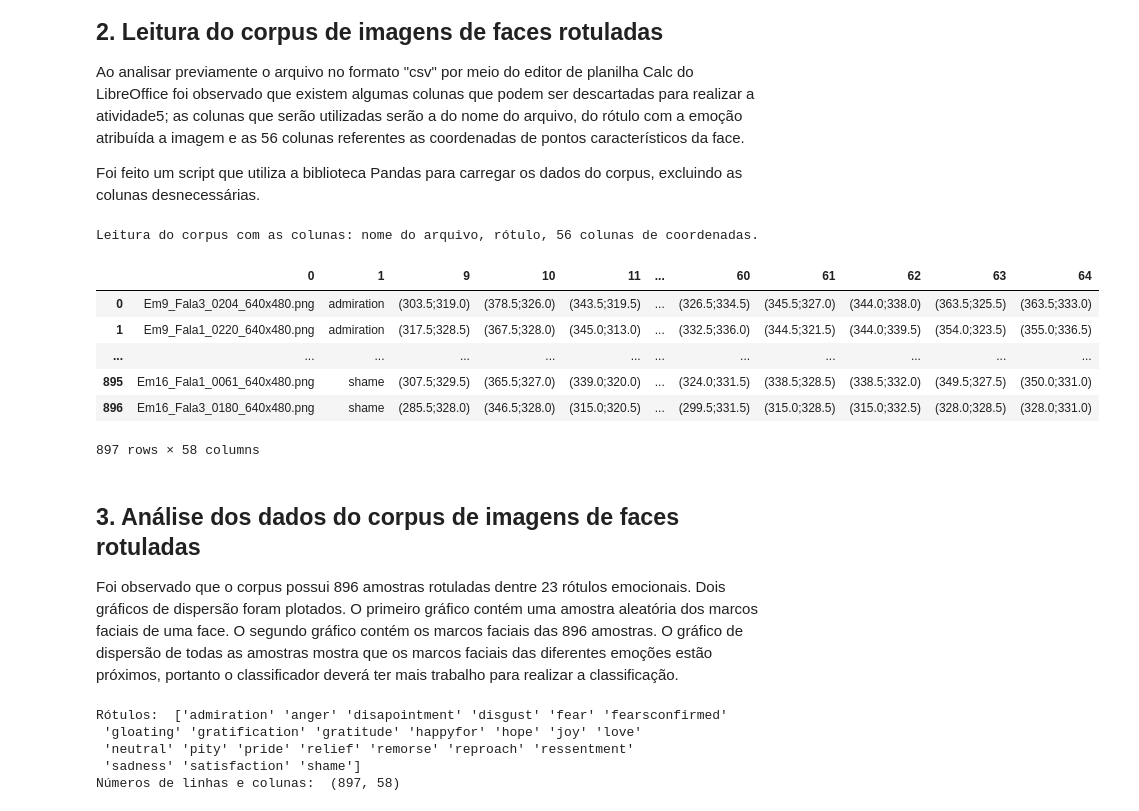
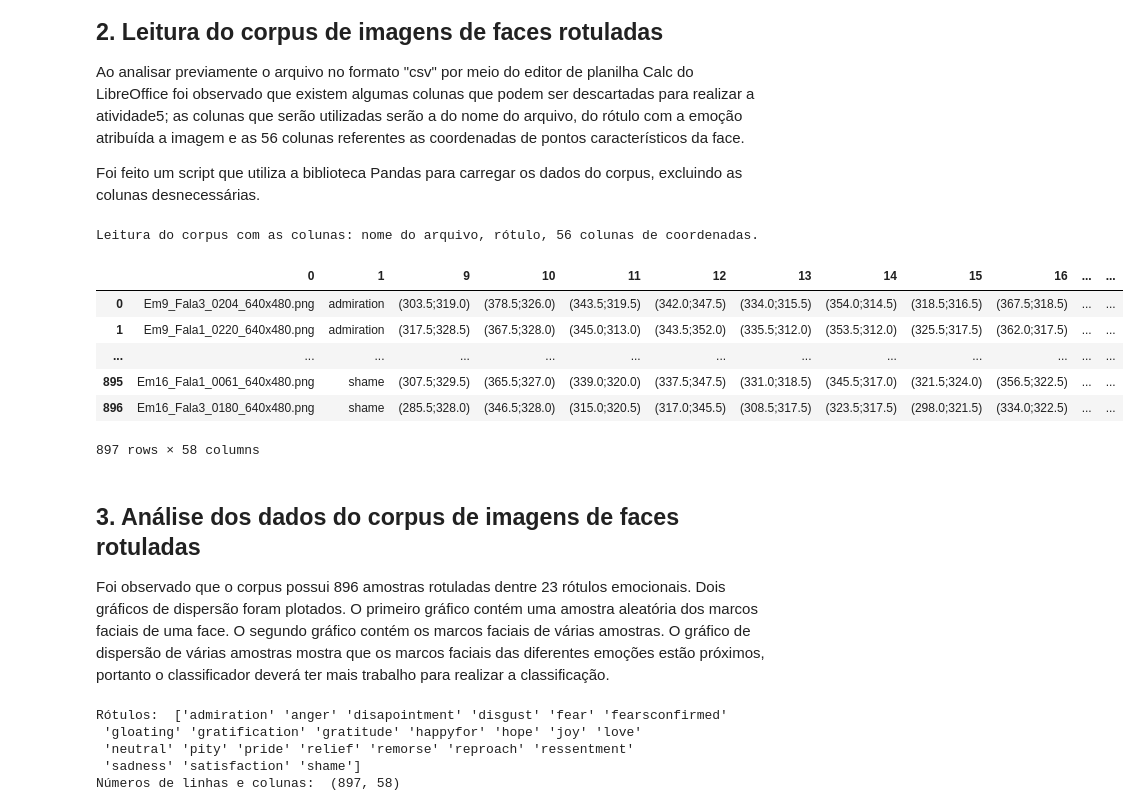
Before and after one commit to edgarbanhesse/ia369y-affective-computing, a Jupyter notebook: t3/atividade5/atividade5.ipynb, the cells around one changed output. Cells and saved outputs as stored; diff of their text form; code cells hidden in the pictures.

```diff
--- a/t3/atividade5/atividade5.ipynb
+++ b/t3/atividade5/atividade5.ipynb
@@ -19,34 +19,34 @@ Foi feito um script que utiliza a biblioteca Pandas para carregar os dados do co
 # %%
 #leitura do corpus de imagens de faces rotuladas
 import pandas as pd
 
 def read_csv_file():
     print("Leitura do corpus com as colunas: nome do arquivo, rótulo, 56 colunas de coordenadas.")
     all_cols = list(range(0,65))
     cols_to_remove = set(range(2,9))
     cols = [col for col in all_cols if col not in cols_to_remove]
     return pd.read_csv('Faces_Disciplina\imagedb_CH_disciplina.csv', header=None, usecols=cols)
 
 df = read_csv_file()
 
 pd.set_option('display.max_rows', 5)
-pd.set_option('display.max_columns', 10)
+pd.set_option('display.max_columns', 20)
 
 df
 # %% [output]
 Leitura do corpus com as colunas: nome do arquivo, rótulo, 56 colunas de coordenadas.
-|  | 0 | 1 | 9 | 10 | 11 | ... | 60 | 61 | 62 | 63 | 64 |
-| 0 | Em9_Fala3_0204_640x480.png | admiration | (303.5;319.0) | (378.5;326.0) | (343.5;319.5) | ... | (326.5;334.5) | (345.5;327.0) | (344.0;338.0) | (363.5;325.5) | (363.5;333.0) |
-| 1 | Em9_Fala1_0220_640x480.png | admiration | (317.5;328.5) | (367.5;328.0) | (345.0;313.0) | ... | (332.5;336.0) | (344.5;321.5) | (344.0;339.5) | (354.0;323.5) | (355.0;336.5) |
-| ... | ... | ... | ... | ... | ... | ... | ... | ... | ... | ... | ... |
-| 895 | Em16_Fala1_0061_640x480.png | shame | (307.5;329.5) | (365.5;327.0) | (339.0;320.0) | ... | (324.0;331.5) | (338.5;328.5) | (338.5;332.0) | (349.5;327.5) | (350.0;331.0) |
-| 896 | Em16_Fala3_0180_640x480.png | shame | (285.5;328.0) | (346.5;328.0) | (315.0;320.5) | ... | (299.5;331.5) | (315.0;328.5) | (315.0;332.5) | (328.0;328.5) | (328.0;331.0) |
+|  | 0 | 1 | 9 | 10 | 11 | 12 | 13 | 14 | 15 | 16 | ... | ... |
+| 0 | Em9_Fala3_0204_640x480.png | admiration | (303.5;319.0) | (378.5;326.0) | (343.5;319.5) | (342.0;347.5) | (334.0;315.5) | (354.0;314.5) | (318.5;316.5) | (367.5;318.5) | ... | ... |
+| 1 | Em9_Fala1_0220_640x480.png | admiration | (317.5;328.5) | (367.5;328.0) | (345.0;313.0) | (343.5;352.0) | (335.5;312.0) | (353.5;312.0) | (325.5;317.5) | (362.0;317.5) | ... | ... |
+| ... | ... | ... | ... | ... | ... | ... | ... | ... | ... | ... | ... | ... |
+| 895 | Em16_Fala1_0061_640x480.png | shame | (307.5;329.5) | (365.5;327.0) | (339.0;320.0) | (337.5;347.5) | (331.0;318.5) | (345.5;317.0) | (321.5;324.0) | (356.5;322.5) | ... | ... |
+| 896 | Em16_Fala3_0180_640x480.png | shame | (285.5;328.0) | (346.5;328.0) | (315.0;320.5) | (317.0;345.5) | (308.5;317.5) | (323.5;317.5) | (298.0;321.5) | (334.0;322.5) | ... | ... |
 897 rows × 58 columns
 # %% [markdown]
 ## 3. Análise dos dados do corpus de imagens de faces rotuladas
 
 Foi observado que o corpus possui 896 amostras rotuladas dentre 23 rótulos emocionais.
-Dois gráficos de dispersão foram plotados. O primeiro gráfico contém uma amostra aleatória dos marcos faciais de uma face. O segundo gráfico contém os marcos faciais das 896 amostras. O gráfico de dispersão de todas as amostras mostra que os marcos faciais das diferentes emoções estão próximos, portanto o classificador deverá ter mais trabalho para realizar a classificação.
+Dois gráficos de dispersão foram plotados. O primeiro gráfico contém uma amostra aleatória dos marcos faciais de uma face. O segundo gráfico contém os marcos faciais de várias amostras. O gráfico de dispersão de várias amostras mostra que os marcos faciais das diferentes emoções estão próximos, portanto o classificador deverá ter mais trabalho para realizar a classificação.
 # %%
 #Impressão dos rótulos, números de linhas e colunas do corpus de imagens de faces rotuladas
 print(f'Rótulos: ', df[1].unique())
```
Also changed, not shown: parts of 4 cells of this notebook, 5 other files.
